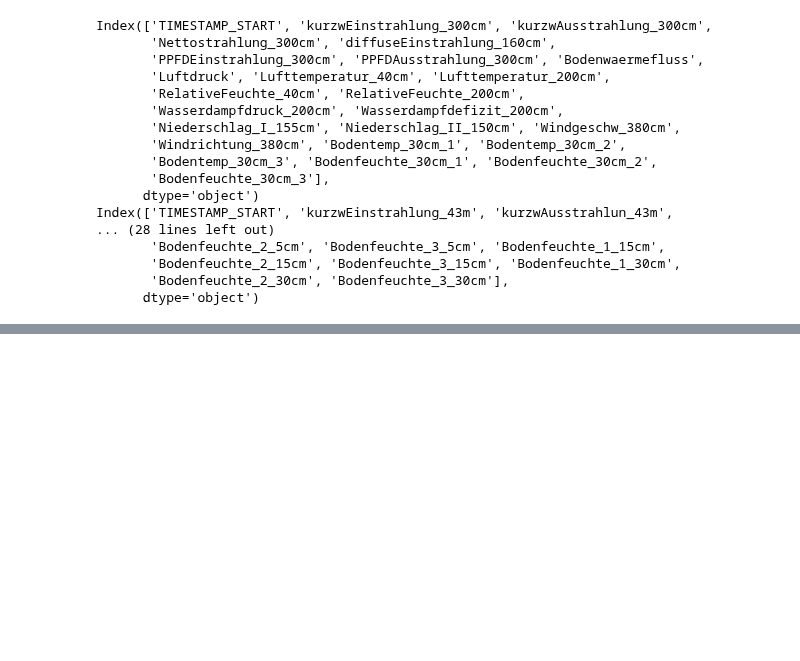
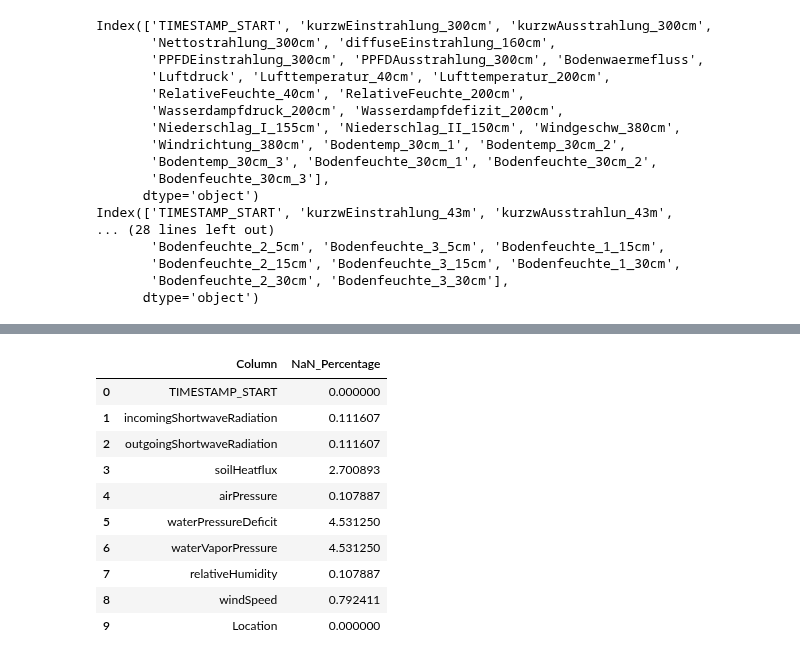
Before and after one commit to justusm00/ebc-project, a Jupyter notebook: explore_features.ipynb, the cells around one changed output, grey strips where cells are left out. Cells and saved outputs as stored; diff of their text form; code cells hidden in the pictures; blank space fills up the shorter version.

```diff
--- a/explore_features.ipynb
+++ b/explore_features.ipynb
@@ -128,4 +171,16 @@ def nan_percentage(df):
     return nan_df
 # %%
 df_nan = nan_percentage(df)
-df_nan.to_csv("nans.csv")
+df_nan.head(15)
+# %% [output]
+|  | Column | NaN_Percentage |
+| 0 | TIMESTAMP_START | 0.000000 |
+| 1 | incomingShortwaveRadiation | 0.111607 |
+| 2 | outgoingShortwaveRadiation | 0.111607 |
+| 3 | soilHeatflux | 2.700893 |
+| 4 | airPressure | 0.107887 |
+| 5 | waterPressureDeficit | 4.531250 |
+| 6 | waterVaporPressure | 4.531250 |
+| 7 | relativeHumidity | 0.107887 |
+| 8 | windSpeed | 0.792411 |
+| 9 | Location | 0.000000 |
```
Also changed, not shown: parts of 6 cells of this notebook, 1 other file.
